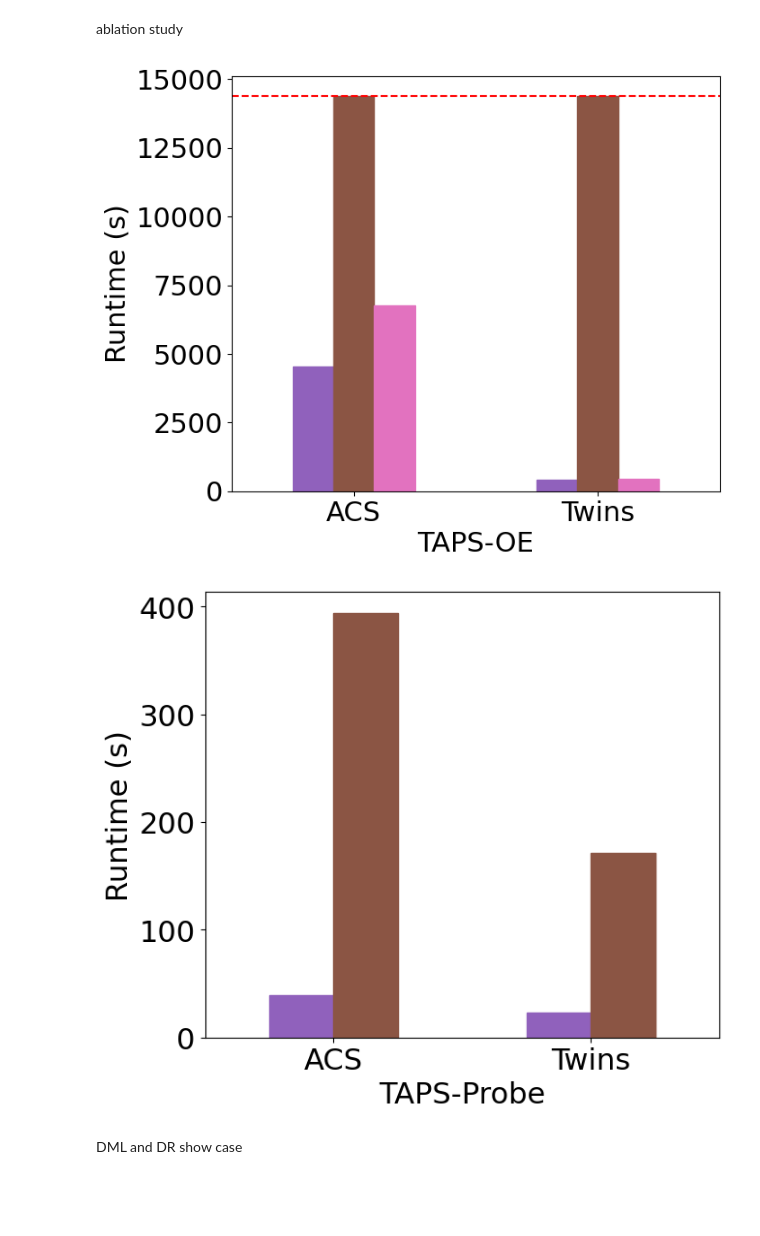
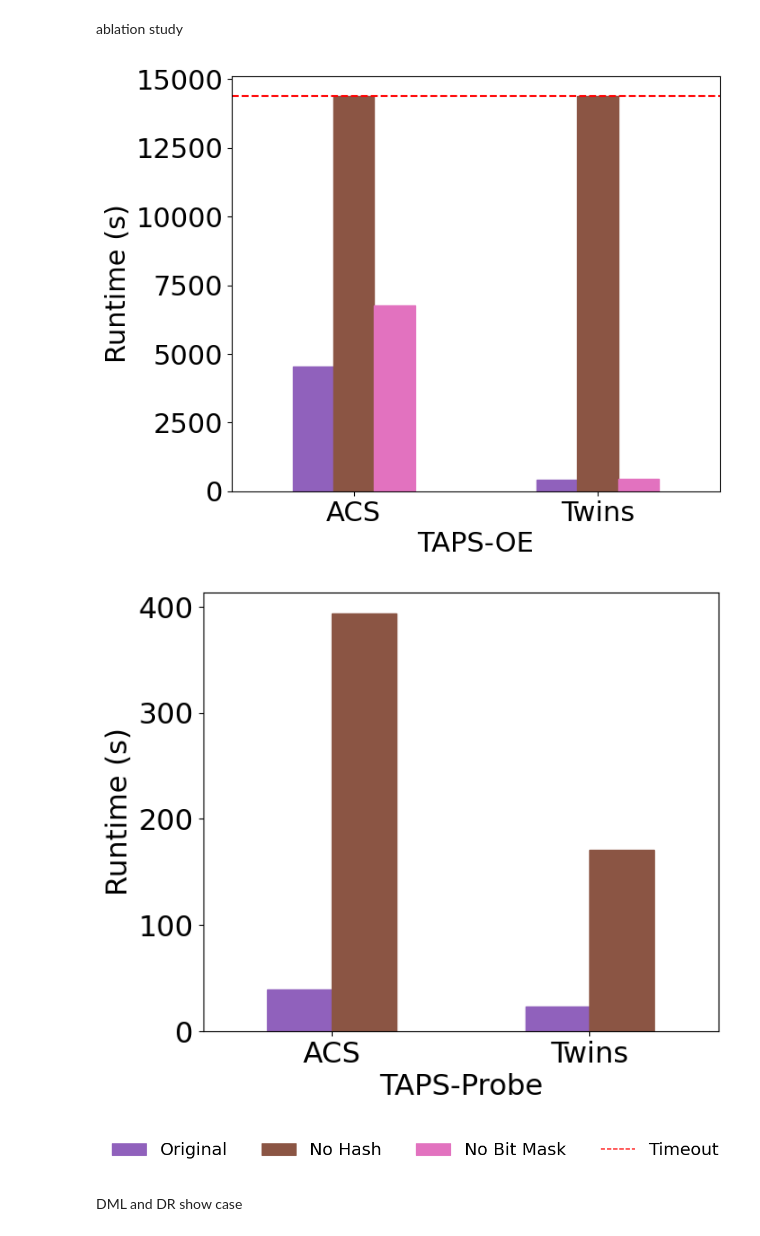
Before and after one commit to danielbarcohen-bot/ATE-shifting, a Jupyter notebook: graphs.ipynb, the cells around one changed output. Saved outputs shown, nothing was run; the diff lists cells and outputs as text; code cells hidden in the pictures; blank space fills up the shorter version.

Commit message:
Ablation legend

```diff
--- a/graphs.ipynb
+++ b/graphs.ipynb
@@ -460,36 +460,62 @@ fig1.set_figheight(doublefig_height)
 fig1.set_figwidth(doublefig_width)
 fig2.set_figheight(doublefig_height)
 fig2.set_figwidth(doublefig_width)
 
 def draw_styled_bar(df, ax, title):
     df.plot(kind='bar', ax=ax, edgecolor='black', color='white', rot=0)
 
-    patterns = ['', '..', 'oo', '//']
+    # patterns = ['', '..', 'oo', '//']
     colors = [(144/255.0, 97/255.0, 188/255.0), (139/255.0, 85/255.0, 68/255.0), (226/255.0, 114/255.0, 191/255.0)]
     bars = ax.patches
 
     num_categories = len(df.index)
     num_groups = len(df.columns)
     for i, bar in enumerate(bars):
-        bar.set_hatch(patterns[(i // num_categories) + 1])
+        # bar.set_hatch(patterns[(i // num_categories) + 1])
         bar.set_color(colors[(i // num_categories)])
 
     # ax.set_title(title)
     ax.set_xlabel(title)
     ax.set_ylabel('Runtime (s)')
     # ax.legend(loc='upper right')
     ax.get_legend().remove()
 
 draw_styled_bar(df_prune, ax1, 'TAPS-OE')
 draw_styled_bar(df_probe, ax2, 'TAPS-Probe')
 
 ax1.axhline(y=TIMEOUT_VAL, color=timeout_color, linestyle='--', linewidth=1.5)
 
 fig1.savefig(f'ablation-oe.pdf', bbox_inches="tight", dpi=600)
 fig2.savefig(f'ablation-probe.pdf', bbox_inches="tight", dpi=600)
 # %% [output]
 [figure]
-[figure, old version]
+[figure, new version]
+# %%
+# legend for ablation
+
+def discard_legend_ablation():
+    from matplotlib.lines import Line2D
+    from matplotlib.patches import Patch
+
+    names = ['Original', 'No Hash', 'No Bit Mask']
+    colors = [(144/255.0, 97/255.0, 188/255.0), (139/255.0, 85/255.0, 68/255.0), (226/255.0, 114/255.0, 191/255.0)]
+    figlegend,ax = plt.subplots()
+    figlegend.set_figwidth(10)
+    figlegend.set_figheight(0.1)
+    figlegend.set_tight_layout(True)
+    ax.set_axis_off()
+    handles = []
+    for color,label in zip(colors,names):
+        handles.append(Patch(label=label,color=color))
+    handles.append(Line2D([],[],label='Timeout',color=timeout_color,linestyle='--'))
+
+    #figlegend.legend([None,None,None,None],)
+    figlegend.legend(handles=handles,ncol=4, frameon=False,loc="upper left")
+    figlegend.savefig(f'freefloating-legend-ablation.pdf', bbox_inches="tight", dpi=600)
+
+discard_legend_ablation()
+# %% [output]
+[figure, added]
 # %% [markdown]
 DML and DR show case
 # %%
```
